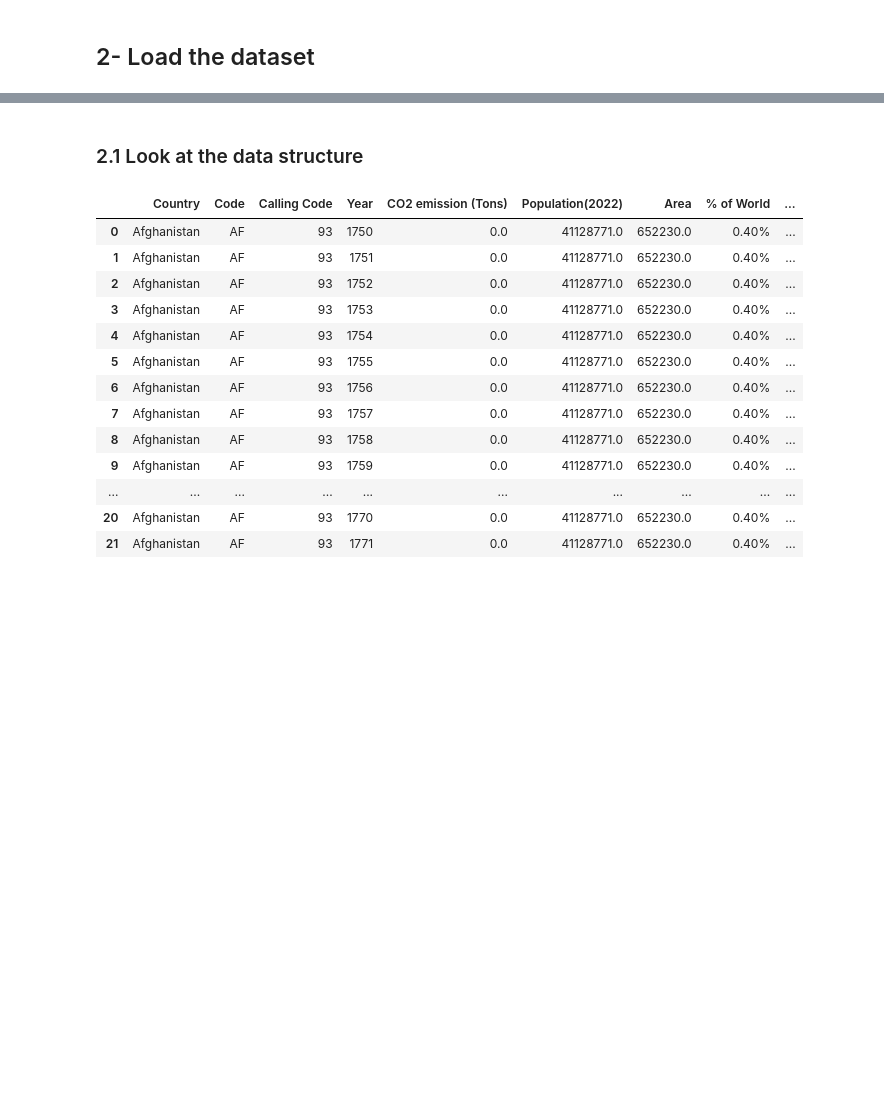
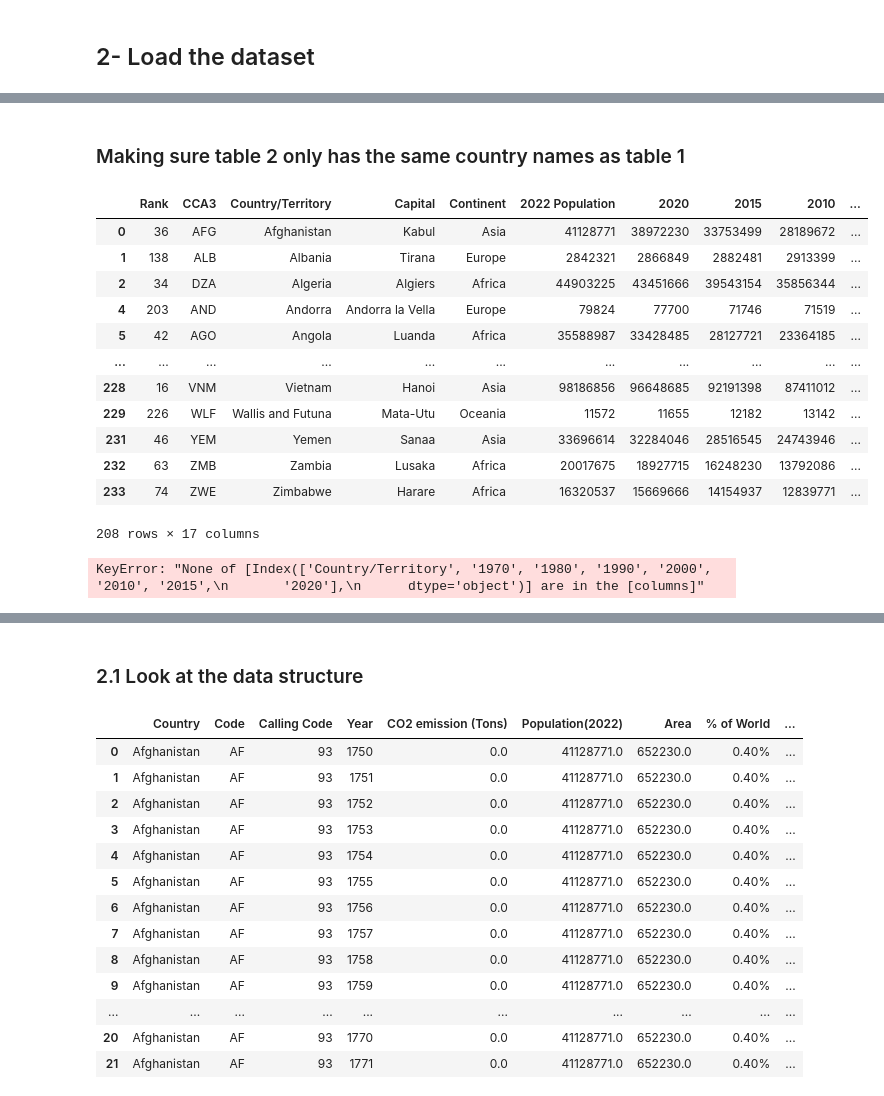
Before and after one commit to Nelius1k/Regression-Model, a Jupyter notebook: co2-Emissions.ipynb, the cells around one changed output, grey strips where cells are left out. Saved outputs shown, nothing was run; the diff lists cells and outputs as text; code cells hidden in the pictures; blank space fills up the shorter version.

```diff
--- a/co2-Emissions.ipynb
+++ b/co2-Emissions.ipynb
@@ -43,0 +83,7 @@ countries_emissions = pd.read_csv(file_path, encoding='latin1')
+# %%
+# List of years available in both Datasets
+valid_years = [1970, 1980, 1990, 2000, 2010, 2015, 2020]
+
+df1_clean = df1[df1['Year'].isin(valid_years)]
+
+df1_clean
@@ -43,0 +145,30 @@ countries_emissions = pd.read_csv(file_path, encoding='latin1')
+# %% [markdown]
+### Making sure table 2 only has the same country names as table 1
+# %%
+# Extract unique country names from Table 1
+unique_countries_df1 = df1_clean['Country'].unique()
+
+# Filter rows in Table 1 based on whether the country name exists in Table 2
+df2_clean = df2_clean[df2_clean['Country/Territory'].isin(unique_countries_df1)]
+
+# Print or use the modified DataFrame as needed
+df2_clean
+# %% [output]
+|  | Rank | CCA3 | Country/Territory | Capital | Continent | 2022 Population | 2020 | 2015 | 2010 | ... |
+| 0 | 36 | AFG | Afghanistan | Kabul | Asia | 41128771 | 38972230 | 33753499 | 28189672 | ... |
+| 1 | 138 | ALB | Albania | Tirana | Europe | 2842321 | 2866849 | 2882481 | 2913399 | ... |
+| 2 | 34 | DZA | Algeria | Algiers | Africa | 44903225 | 43451666 | 39543154 | 35856344 | ... |
+| 4 | 203 | AND | Andorra | Andorra la Vella | Europe | 79824 | 77700 | 71746 | 71519 | ... |
+| 5 | 42 | AGO | Angola | Luanda | Africa | 35588987 | 33428485 | 28127721 | 23364185 | ... |
+| ... | ... | ... | ... | ... | ... | ... | ... | ... | ... | ... |
+| 228 | 16 | VNM | Vietnam | Hanoi | Asia | 98186856 | 96648685 | 92191398 | 87411012 | ... |
+| 229 | 226 | WLF | Wallis and Futuna | Mata-Utu | Oceania | 11572 | 11655 | 12182 | 13142 | ... |
+| 231 | 46 | YEM | Yemen | Sanaa | Asia | 33696614 | 32284046 | 28516545 | 24743946 | ... |
+| 232 | 63 | ZMB | Zambia | Lusaka | Africa | 20017675 | 18927715 | 16248230 | 13792086 | ... |
+| 233 | 74 | ZWE | Zimbabwe | Harare | Africa | 16320537 | 15669666 | 14154937 | 12839771 | ... |
+208 rows × 17 columns
+# %%
+merged_df = pd.merge(df2, df1[['Country/Territory', '1970', '1980', '1990', '2000', '2010', '2015', '2020']],
+                      how='left', left_on='Country', right_on='Country/Territory')
+# %% [output]
+KeyError: "None of [Index(['Country/Territory', '1970', '1980', '1990', '2000', '2010', '2015',\n       '2020'],\n      dtype='object')] are in the [columns]"
```
Also changed, not shown: parts of 15 cells of this notebook, 2 other files.
